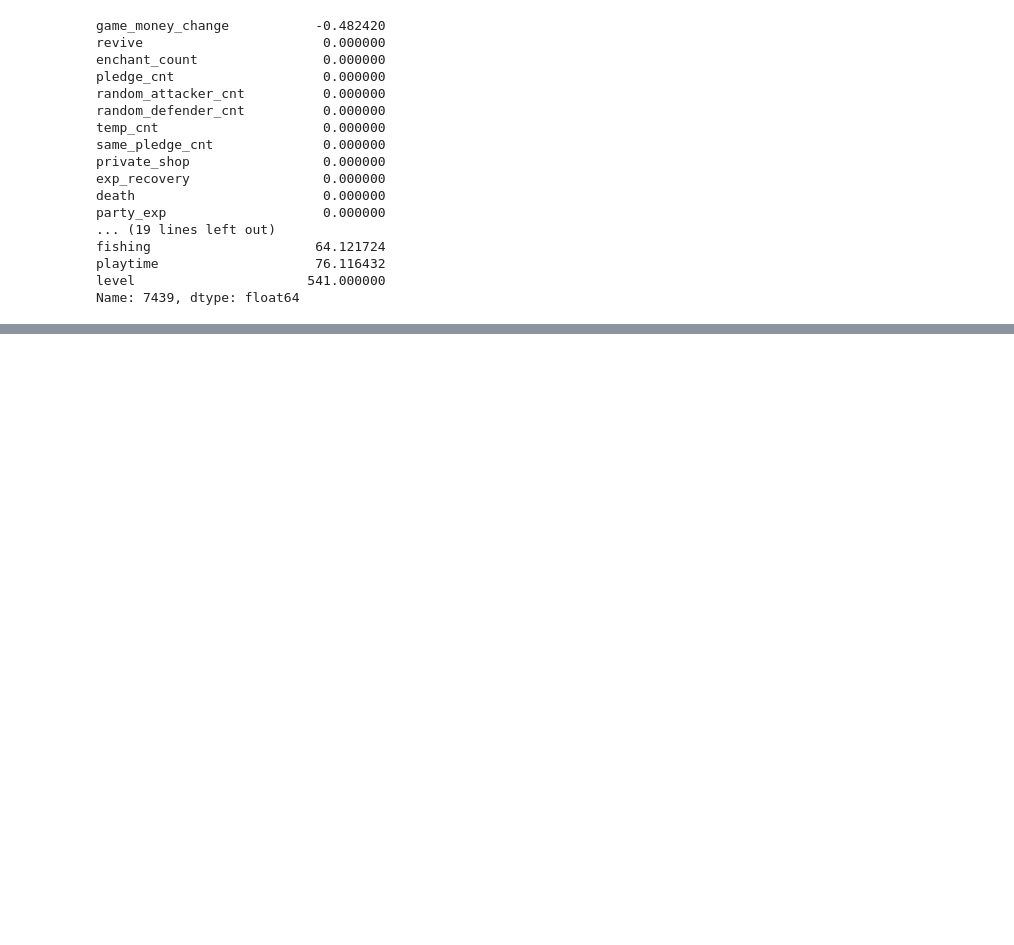
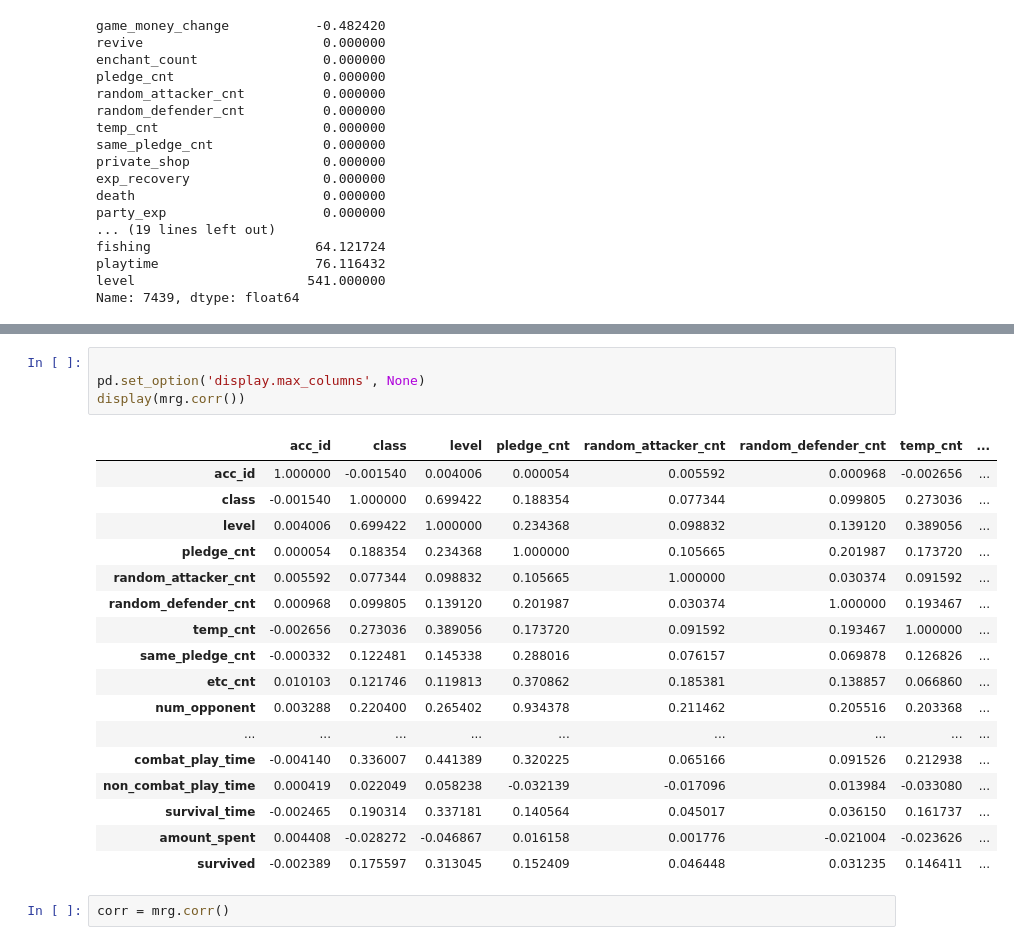
Before and after one commit to cyberjam/BigContest, a Jupyter notebook: SHAP/CombineSHAP.ipynb, the cells around one changed output, grey strips where cells are left out. Saved outputs shown, nothing was run; the diff lists cells and outputs as text; blank space fills up the shorter version.

```diff
--- a/SHAP/CombineSHAP.ipynb
+++ b/SHAP/CombineSHAP.ipynb
@@ -163,0 +189,24 @@ Using 16711 background data samples could cause slower run times. Consider using
+# %%
+
+pd.set_option('display.max_columns', None)
+display(mrg.corr())
+# %% [output]
+|  | acc_id | class | level | pledge_cnt | random_attacker_cnt | random_defender_cnt | temp_cnt | ... |
+| acc_id | 1.000000 | -0.001540 | 0.004006 | 0.000054 | 0.005592 | 0.000968 | -0.002656 | ... |
+| class | -0.001540 | 1.000000 | 0.699422 | 0.188354 | 0.077344 | 0.099805 | 0.273036 | ... |
+| level | 0.004006 | 0.699422 | 1.000000 | 0.234368 | 0.098832 | 0.139120 | 0.389056 | ... |
+| pledge_cnt | 0.000054 | 0.188354 | 0.234368 | 1.000000 | 0.105665 | 0.201987 | 0.173720 | ... |
+| random_attacker_cnt | 0.005592 | 0.077344 | 0.098832 | 0.105665 | 1.000000 | 0.030374 | 0.091592 | ... |
+| random_defender_cnt | 0.000968 | 0.099805 | 0.139120 | 0.201987 | 0.030374 | 1.000000 | 0.193467 | ... |
+| temp_cnt | -0.002656 | 0.273036 | 0.389056 | 0.173720 | 0.091592 | 0.193467 | 1.000000 | ... |
+| same_pledge_cnt | -0.000332 | 0.122481 | 0.145338 | 0.288016 | 0.076157 | 0.069878 | 0.126826 | ... |
+| etc_cnt | 0.010103 | 0.121746 | 0.119813 | 0.370862 | 0.185381 | 0.138857 | 0.066860 | ... |
+| num_opponent | 0.003288 | 0.220400 | 0.265402 | 0.934378 | 0.211462 | 0.205516 | 0.203368 | ... |
+| ... | ... | ... | ... | ... | ... | ... | ... | ... |
+| combat_play_time | -0.004140 | 0.336007 | 0.441389 | 0.320225 | 0.065166 | 0.091526 | 0.212938 | ... |
+| non_combat_play_time | 0.000419 | 0.022049 | 0.058238 | -0.032139 | -0.017096 | 0.013984 | -0.033080 | ... |
+| survival_time | -0.002465 | 0.190314 | 0.337181 | 0.140564 | 0.045017 | 0.036150 | 0.161737 | ... |
+| amount_spent | 0.004408 | -0.028272 | -0.046867 | 0.016158 | 0.001776 | -0.021004 | -0.023626 | ... |
+| survived | -0.002389 | 0.175597 | 0.313045 | 0.152409 | 0.046448 | 0.031235 | 0.146411 | ... |
+# %%
+corr = mrg.corr()
```
Also changed, not shown: parts of 12 cells of this notebook.
